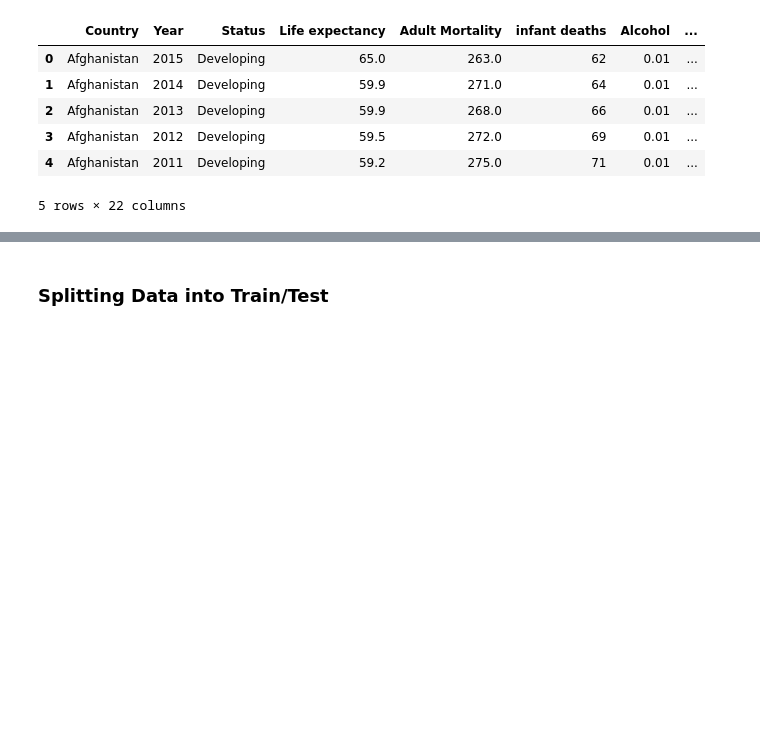
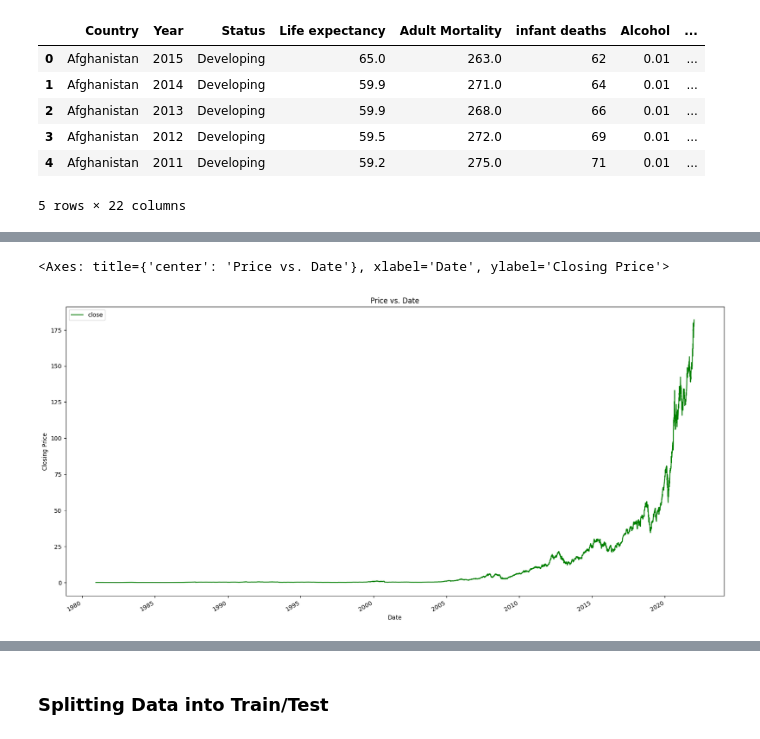
Before and after one commit to a-winders/MLA_ATW, a Jupyter notebook: FinalProject_Regression_ATW.ipynb, the cells around one changed output, grey strips where cells are left out. Cells and saved outputs as stored; diff of their text form; code cells hidden in the pictures; blank space fills up the shorter version.

```diff
--- a/FinalProject_Regression_ATW.ipynb
+++ b/FinalProject_Regression_ATW.ipynb
@@ -87,0 +241,5 @@ df.head()
+# %%
+df.plot(x='date',xlabel='Date',y='close',ylabel='Closing Price',c = 'green',title="Price vs. Date",figsize=(20,10))
+# %% [output]
+<Axes: title={'center': 'Price vs. Date'}, xlabel='Date', ylabel='Closing Price'>
+[figure, added]
```
Also changed, not shown: parts of 28 cells of this notebook.
